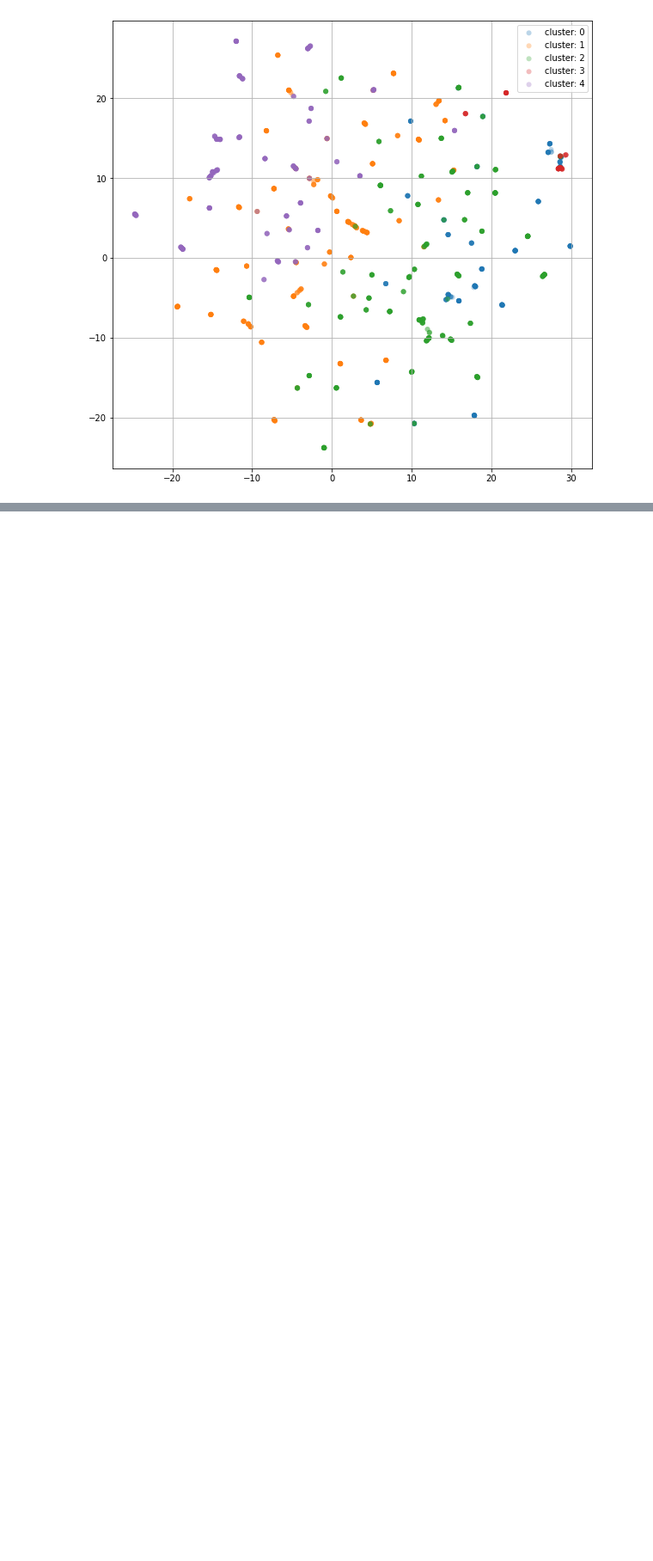
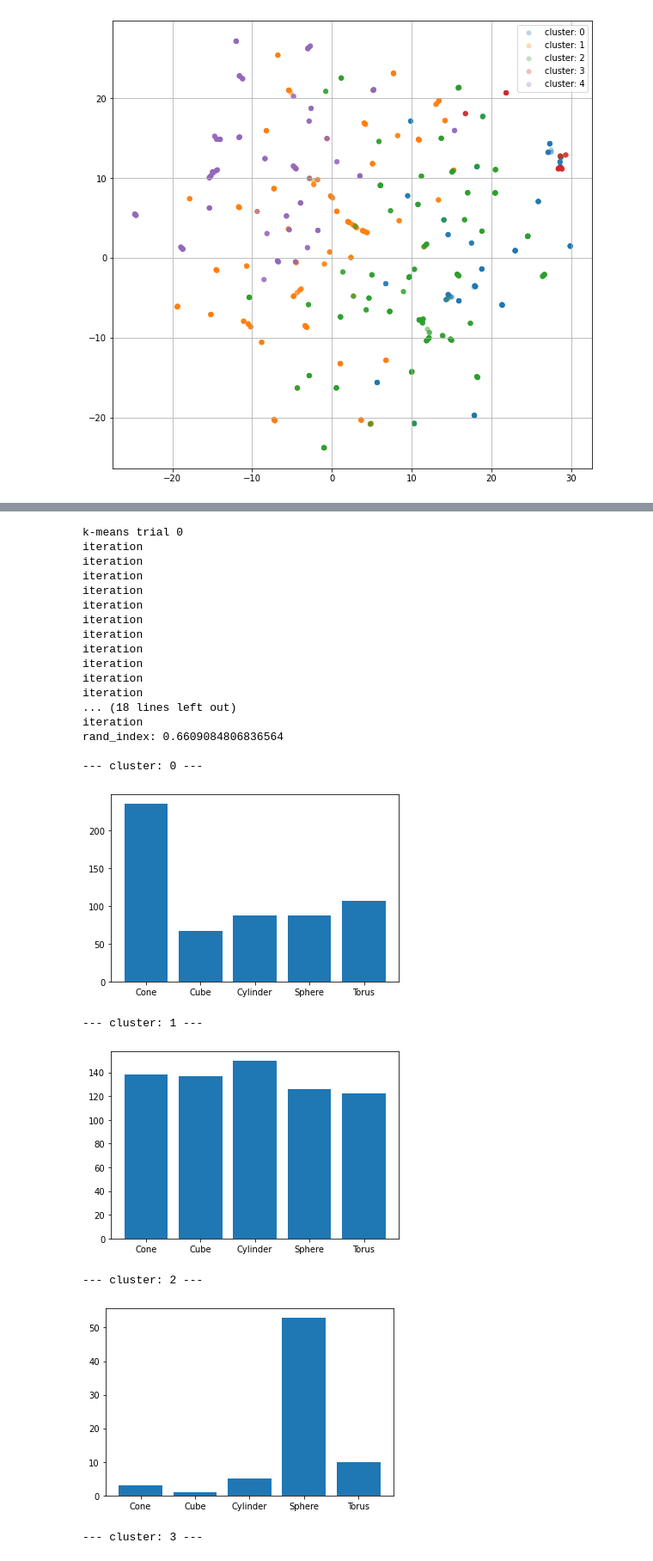
Before and after one commit to gal-dmitry/HSE_prod_stories, a Jupyter notebook: HW_04/Clusterize.ipynb, the cells around one changed output, grey strips where cells are left out. Shown at 86% size. Drawn from its saved outputs; the diff is of its cells as text; code cells hidden in the pictures; blank space fills up the shorter version.

```diff
--- a/HW_04/Clusterize.ipynb
+++ b/HW_04/Clusterize.ipynb
@@ -148,0 +251,29 @@ rand_index: 0.6788249304653694
+# %%
+full_coef_cust = np.array([0.02, 0.02, 0.02, 0.44, 0.02, 0.02, 0.02, 0.44])
+custom_dist_cust_coef = AnalyticDistance(full_coef_cust)
+# %%
+new_an_df_cust = get_pred_labels_analytic(an_df, custom_dist_cust_coef)
+# %% [output]
+k-means trial 0
+iteration
+iteration
+iteration
+iteration
+iteration
+iteration
+iteration
+iteration
+iteration
+iteration
+iteration
+... (18 lines left out)
+iteration
+rand_index: 0.6609084806836564
+
+--- cluster: 0 ---
+[figure, added]
+--- cluster: 1 ---
+[figure, added]
+--- cluster: 2 ---
+[figure, added]
+--- cluster: 3 ---
```
Also changed, not shown: parts of 35 cells of this notebook, 1 other file.
